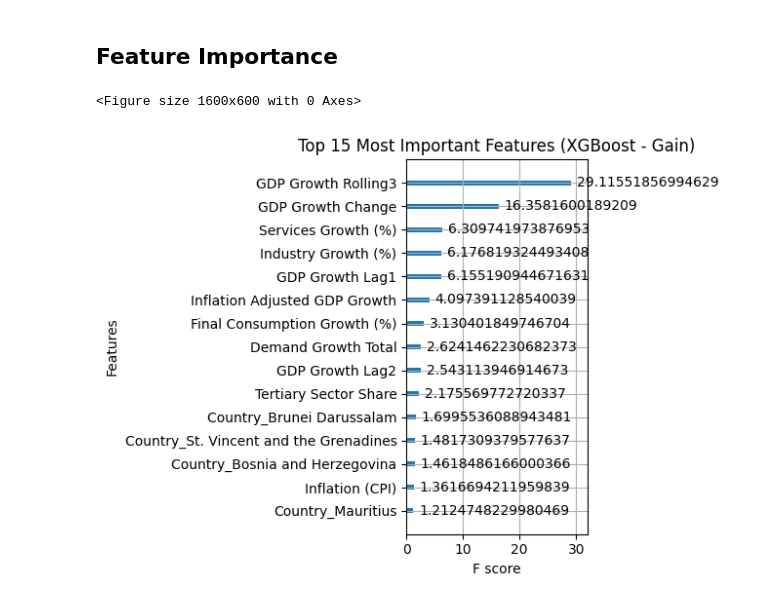
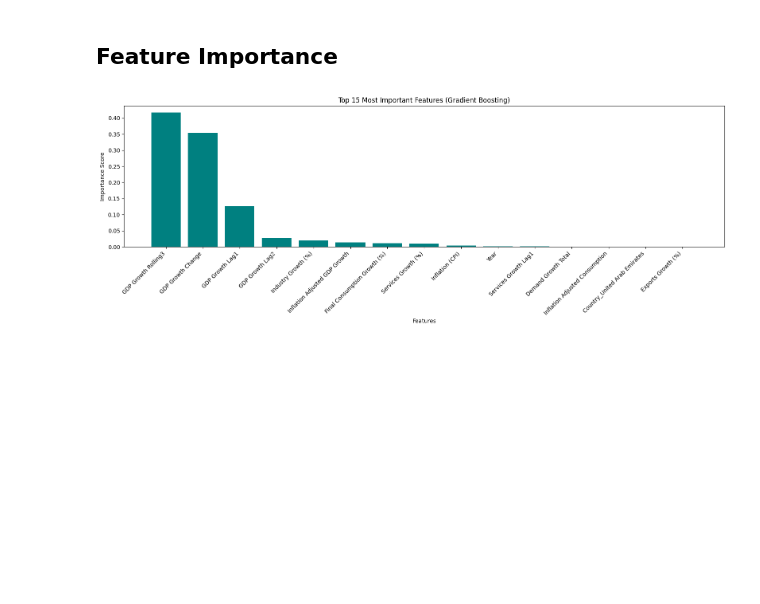
Before and after one commit to yashnegi11/GDP-growth-prediction, a Jupyter notebook: GDPgrowthPrediction.ipynb, the cells around one changed output. Saved outputs shown, nothing was run; the diff lists cells and outputs as text; code cells hidden in the pictures; blank space fills up the shorter version.

```diff
--- a/GDPgrowthPrediction.ipynb
+++ b/GDPgrowthPrediction.ipynb
@@ -1317,14 +1351,17 @@ plt.show()
 # %% [markdown]
 ## **Feature Importance**
-# %%
-from xgboost import plot_importance
-import matplotlib.pyplot as plt
-
-plt.figure(figsize=(16, 6))
-plot_importance(xgb_best, importance_type='gain', max_num_features=15)  # Show top 15 only
-plt.title('Top 15 Most Important Features (XGBoost - Gain)')
-plt.tight_layout()
-plt.show()
-# %% [output]
-<Figure size 1600x600 with 0 Axes>
-[figure, removed]
+# %%
+importances = best_gb.feature_importances_
+indices = np.argsort(importances)[::-1][:15]
+feature_names = X_train.columns[indices]
+
+plt.figure(figsize=(16, 6))
+plt.bar(range(len(indices)), importances[indices], color='teal', align='center')
+plt.xticks(range(len(indices)), feature_names, rotation=45, ha='right')
+plt.title('Top 15 Most Important Features (Gradient Boosting)')
+plt.xlabel('Features')
+plt.ylabel('Importance Score')
+plt.tight_layout()
+plt.show()
+# %% [output]
+[figure, added]
```
Also changed, not shown: parts of 16 cells of this notebook.
